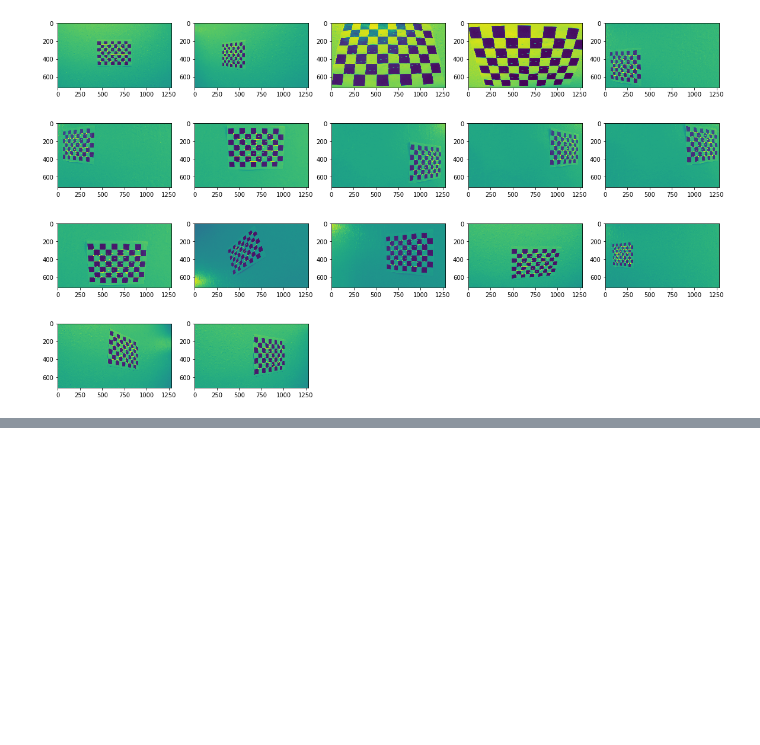
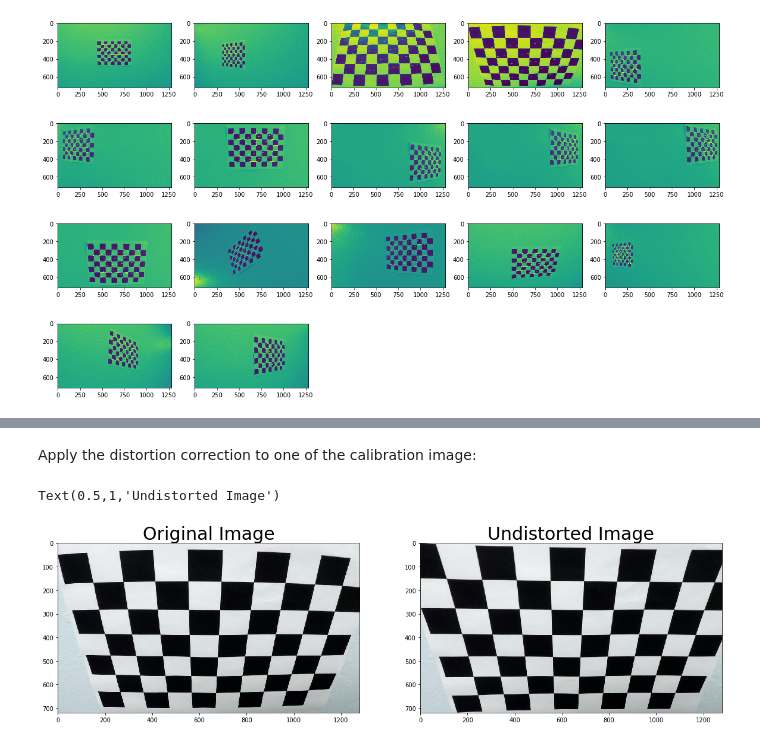
Before and after one commit to StevenShuoFeng/CarND-Advanced-Lane-Lines, a Jupyter notebook: pipeline.ipynb, the cells around one changed output, grey strips where cells are left out. Cells and saved outputs as stored; diff of their text form; code cells hidden in the pictures; blank space fills up the shorter version.

```diff
--- a/pipeline.ipynb
+++ b/pipeline.ipynb
@@ -9,4 +11,5 @@ import matplotlib.pyplot as plt
 # %%
+# ------------------------------------
 # return 3D coordinates for board corners of given size
 def get3DCoor(sizeBoardCorners):
     r, c = sizeBoardCorners
@@ -14,6 +17,7 @@ def get3DCoor(sizeBoardCorners):
     tar[:,:2] = np.mgrid[0:r, 0:c].T.reshape(-1, 2)
     return tar
 
+# ------------------------------------
 # find corners of all images from a directory with given corner shape, then caliculate matrix for correcting distortion
 def calDistortMatrix(fileDir, sizeBoardCorners):
     calFiles = glob.glob("camera_cal/calibration*.jpg")
@@ -41,12 +45,14 @@ def calDistortMatrix(fileDir, sizeBoardCorners):
         plt.subplot(5, 5, i+1)
         plt.imshow(gray)
         i += 1
-
     plt.show()
 
     ret, mtx, dist, rvecs, tvecs = cv2.calibrateCamera(corners_tar, corners_img, gray.shape, None, None)
     return ret, mtx, dist
 
+# ------------------------------------
+plt.rcParams['figure.figsize'] = (20, 15)
+
 sizeBoardCorners = (9, 6)
 ret, mtx, dist = calDistortMatrix('camera_cal', sizeBoardCorners)
 # %% [output]
@@ -75,0 +63,15 @@ camera_cal/calibration8.jpg
+# %% [markdown]
+Apply the distortion correction to one of the calibration image:
+# %%
+fn = 'camera_cal/calibration2.jpg'
+img = cv2.imread(fn)
+img_corrected = cv2.undistort(img, mtx, dist, None, mtx)
+
+f, (ax1, ax2) = plt.subplots(1, 2, figsize=(20,10))
+ax1.imshow(img)
+ax1.set_title('Original Image', fontsize=30)
+ax2.imshow(img_corrected)
+ax2.set_title('Undistorted Image', fontsize=30)
+# %% [output]
+Text(0.5,1,'Undistorted Image')
+[figure, added]
```
Also changed, not shown: parts of 5 cells of this notebook.
